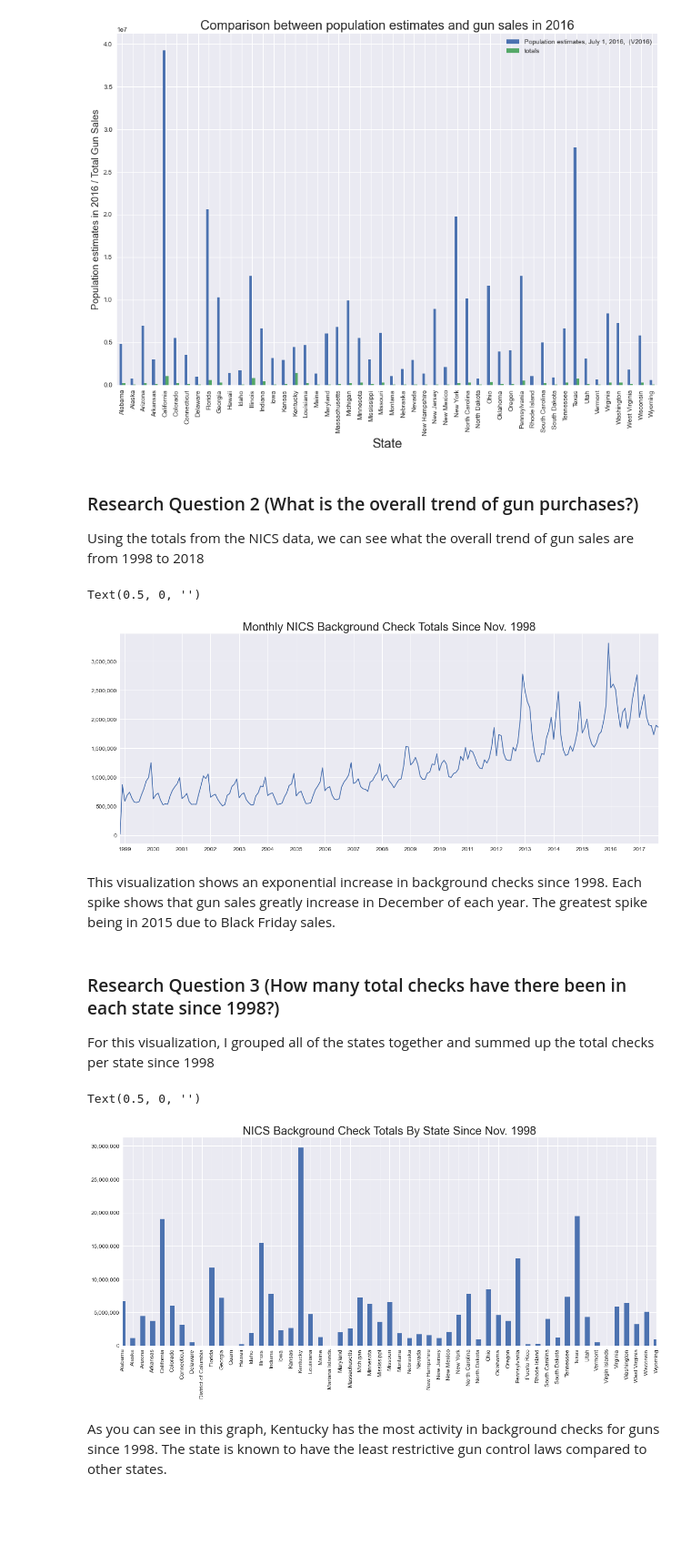
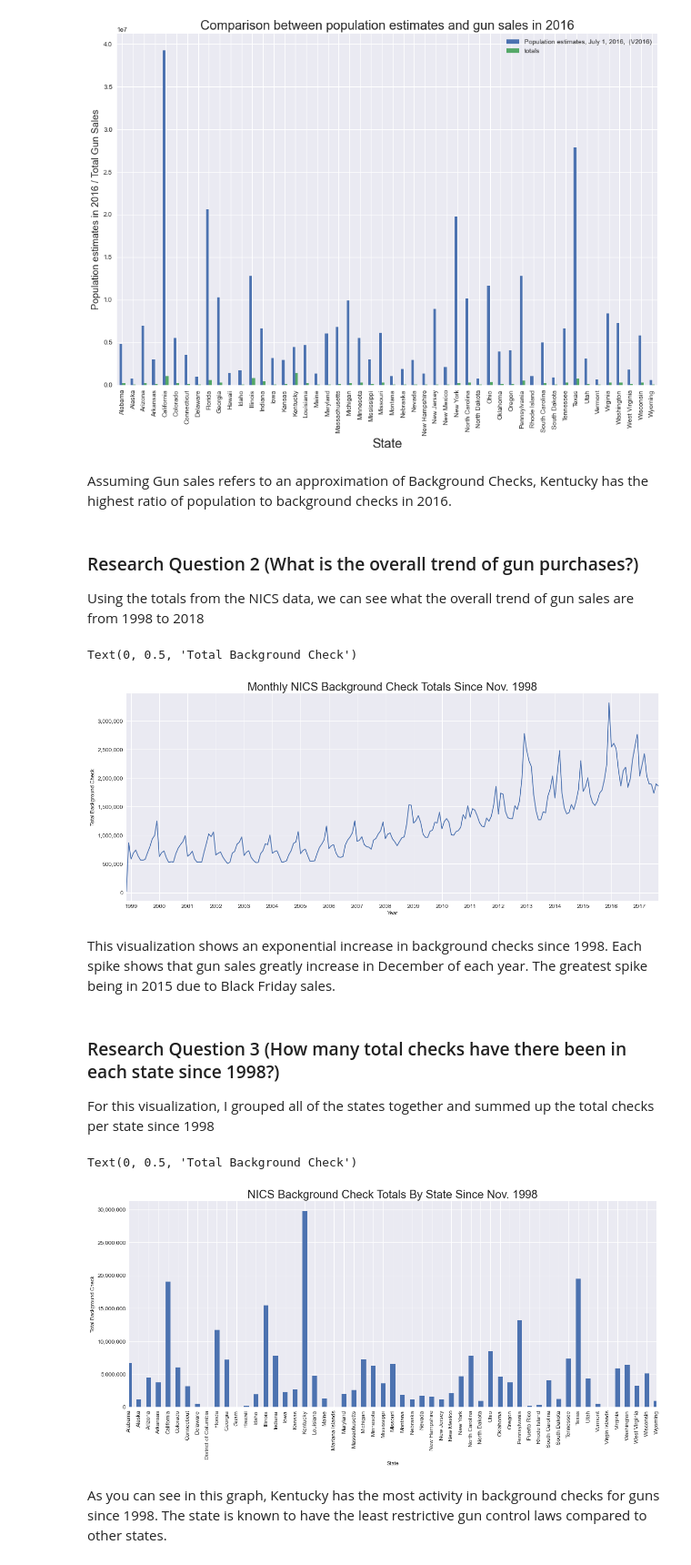
Before and after one commit to Sasa94s/investigate-fbi-gun-dataset, a Jupyter notebook: src/Investigate_a_Dataset.ipynb, the cells around one changed output. Shown at 91% size. Saved outputs shown, nothing was run; the diff lists cells and outputs as text; code cells hidden in the pictures; blank space fills up the shorter version.

```diff
--- a/src/Investigate_a_Dataset.ipynb
+++ b/src/Investigate_a_Dataset.ipynb
@@ -524,7 +555,10 @@ plt.title("Comparison between population estimates and gun sales in 2016", fonts
 # %% [output]
 Text(0.5, 1.0, 'Comparison between population estimates and gun sales in 2016')
 [figure]
+# %% [markdown]
+Assuming Gun sales refers to an approximation of Background Checks, Kentucky has the highest ratio of population to background checks in 2016.
 # %% [markdown]
+<a id='rq2'></a>
 ### Research Question 2 (What is the overall trend of gun purchases?)
 Using the totals from the NICS data, we can see what the overall trend of gun sales are from 1998 to 2018
 # %%
@@ -535,42 +569,45 @@ plt.style.use('seaborn')
 ax = totals.plot(figsize=(20,8))
 
 ax.set_title("Monthly NICS Background Check Totals Since Nov. 1998", fontsize=24)
-ax.set_yticklabels([ "{0:,.0f}".format(y) for y in ax.get_yticks() ], fontsize=12);
+ax.set_yticklabels([ "{0:,.0f}".format(y) for y in ax.get_yticks() ], fontsize=12)
 plt.setp(ax.get_xticklabels(), rotation=0, fontsize=12)
 ax.set_xticks(tick_placement)
 ax.set_xticklabels([ totals.index[i].split("-")[0] for i in tick_placement ])
 ax.set_xlim(0, len(totals) - 1)
-ax.set_xlabel("")
+ax.set_xlabel("Year")
+ax.set_ylabel("Total Background Check")
 # %% [output]
-Text(0.5, 0, '')
+Text(0, 0.5, 'Total Background Check')
-[figure, old version]
+[figure, new version]
 # %% [markdown]
 This visualization shows an exponential increase in background checks since 1998. Each spike shows that gun sales greatly increase in December of each year. The greatest spike being in 2015 due to Black Friday sales.
 # %% [markdown]
+<a id='rq3'></a>
 ### Research Question 3 (How many total checks have there been in each state since 1998?)
 For this visualization, I grouped all of the states together and summed up the total checks per state since 1998
 # %%
 # get the total checks by each state and each month
 checks_by_state = df_gun.groupby(['state', 'month'])['totals'].sum().reset_index()
 
 # group the states and sum the totals
 state_totals = checks_by_state.groupby('state')['totals'].sum()
 
 # plot graph
 state_total_tick_placement = pd.np.arange(len(state_totals))
 plt.style.use('seaborn')
 state_ax = state_totals.plot(kind='bar',figsize=(20,8))
 
 state_ax.set_title("NICS Background Check Totals By State Since Nov. 1998", fontsize=24)
 state_ax.set_yticklabels([ "{0:,.0f}".format(y) for y in state_ax.get_yticks() ], fontsize=12);
 plt.setp(state_ax.get_xticklabels(), fontsize=12)
 state_ax.set_xticks(state_total_tick_placement)
 state_ax.set_xticklabels(state_totals.index)
 state_ax.set_xlim(0, len(state_totals) - 1)
-state_ax.set_xlabel("")
+state_ax.set_xlabel("State")
+state_ax.set_ylabel("Total Background Check")
 # %% [output]
-Text(0.5, 0, '')
+Text(0, 0.5, 'Total Background Check')
-[figure, old version]
+[figure, new version]
 # %% [markdown]
 As you can see in this graph, Kentucky has the most activity in background checks for guns since 1998. The state is known to have the least restrictive gun control laws compared to other states.
 # %% [markdown]
```
Also changed, not shown: parts of 15 cells of this notebook.
